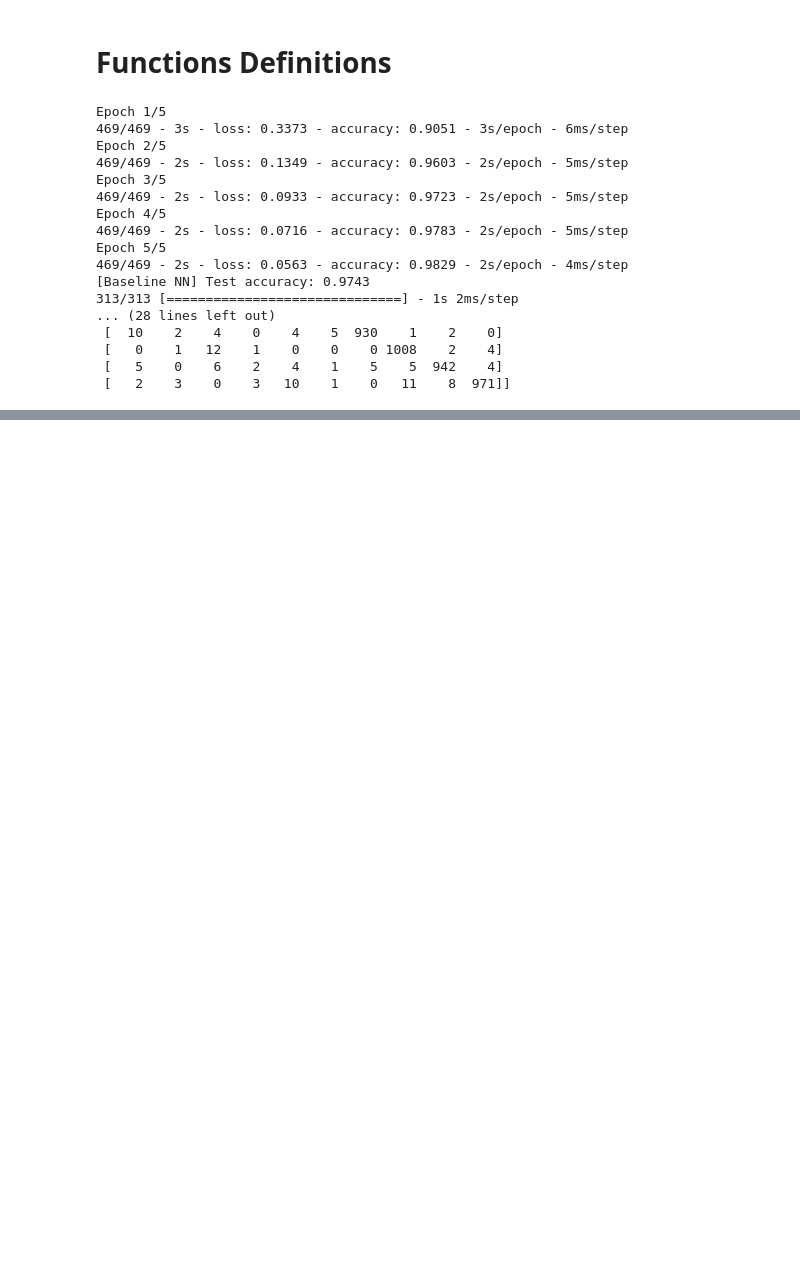
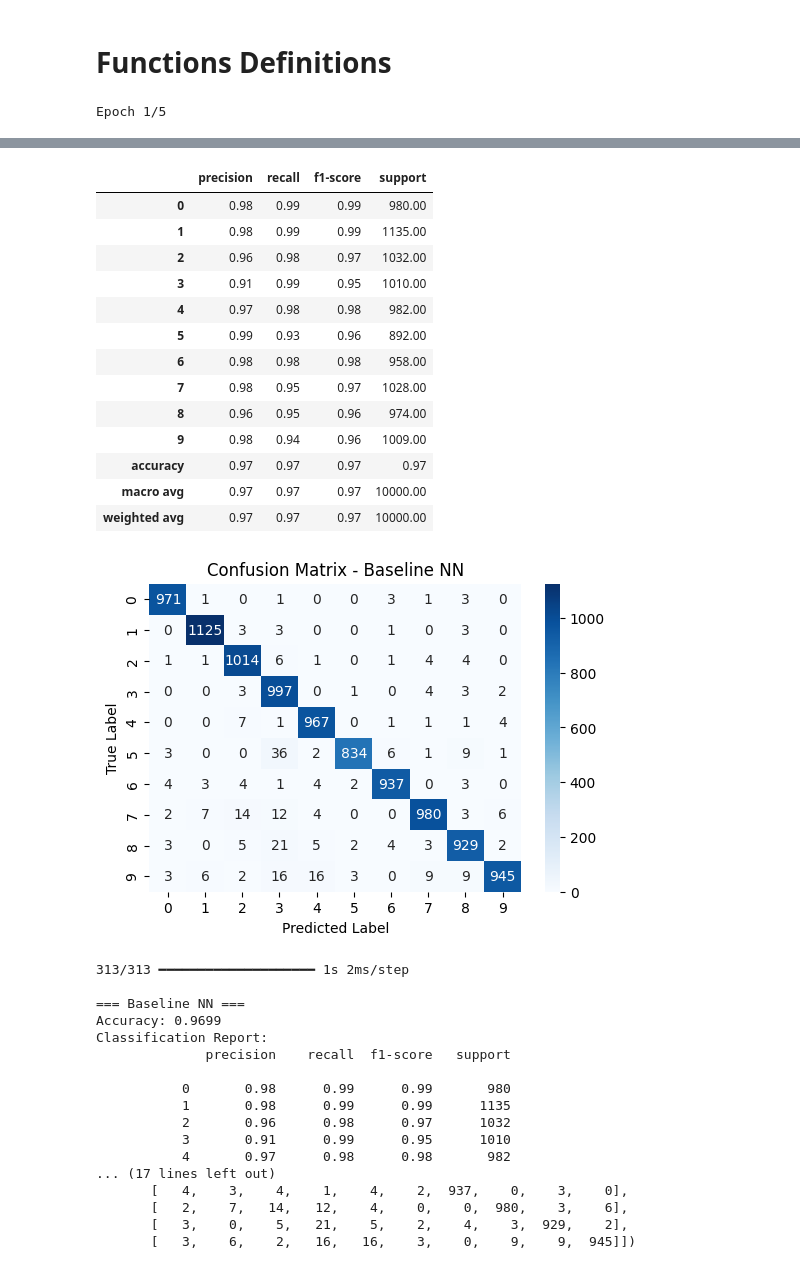
Before and after one commit to Noamnes/Machine_Learning_Project, a Jupyter notebook: data_exploration.ipynb, the cells around one changed output, grey strips where cells are left out. Cells and saved outputs as stored; diff of their text form; code cells hidden in the pictures; blank space fills up the shorter version.

Commit message:
plotting nicely

```diff
--- a/data_exploration.ipynb
+++ b/data_exploration.ipynb
@@ -62,3 +17,30 @@ TypeError: __init__() got an unexpected keyword argument 'base_estimator'
 # %% [markdown]
 # Functions Definitions
+# %%
+# display matrix matrix function
+def display_metrics_and_confusion_matrix(model_name, y_true, y_pred):
+    """
+    Displays accuracy, classification report (as a DataFrame), and a confusion matrix heatmap.
+    """
+    acc = accuracy_score(y_true, y_pred)
+
+    # Convert classification report to DataFrame
+    report_dict = classification_report(y_true, y_pred, output_dict=True)
+    report_df = pd.DataFrame(report_dict).T
+
+    # Print accuracy
+    print(f"\n=== {model_name} ===")
+    print(f"Accuracy: {acc:.4f}")
+
+    # Display the classification report as a DataFrame
+    display(report_df.style.background_gradient(cmap="Blues").format("{:.2f}"))
+
+    # Confusion Matrix Heatmap
+    cm = confusion_matrix(y_true, y_pred)
+    plt.figure(figsize=(6, 4))
+    sns.heatmap(cm, annot=True, fmt="d", cmap="Blues", xticklabels=np.unique(y_true), yticklabels=np.unique(y_true))
+    plt.xlabel("Predicted Label")
+    plt.ylabel("True Label")
+    plt.title(f"Confusion Matrix - {model_name}")
+    plt.show()
 # %%
@@ -289,25 +239,9 @@ def print_metrics_and_confusion_matrix(model_name, y_true, y_pred):
 X_train, X_test, y_train, y_test = load_and_preprocess_data(use_pca=False, pca_variance=0.95)
 # %%
 # --- Baseline Neural Network ---
-nn_model, nn_acc = train_baseline_nn(X_train, y_train, X_test, y_test, epochs=5, batch_size=128)
+nn_model= train_baseline_nn(X_train, y_train, X_test, y_test, epochs=5, batch_size=128)
 # We can get predictions for evaluation
 y_pred_nn = np.argmax(nn_model.predict(X_test), axis=1)
 print_metrics_and_confusion_matrix("Baseline NN", y_test, y_pred_nn)
 # %% [output]
 Epoch 1/5
-469/469 - 3s - loss: 0.3373 - accuracy: 0.9051 - 3s/epoch - 6ms/step
-Epoch 2/5
-469/469 - 2s - loss: 0.1349 - accuracy: 0.9603 - 2s/epoch - 5ms/step
-Epoch 3/5
-469/469 - 2s - loss: 0.0933 - accuracy: 0.9723 - 2s/epoch - 5ms/step
-Epoch 4/5
-469/469 - 2s - loss: 0.0716 - accuracy: 0.9783 - 2s/epoch - 5ms/step
-Epoch 5/5
-469/469 - 2s - loss: 0.0563 - accuracy: 0.9829 - 2s/epoch - 4ms/step
-[Baseline NN] Test accuracy: 0.9743
-313/313 [==============================] - 1s 2ms/step
-... (28 lines left out)
- [  10    2    4    0    4    5  930    1    2    0]
- [   0    1   12    1    0    0    0 1008    2    4]
- [   5    0    6    2    4    1    5    5  942    4]
- [   2    3    0    3   10    1    0   11    8  971]]
@@ -314,3 +261,35 @@ Epoch 5/5
+|  | precision | recall | f1-score | support |
+| 0 | 0.98 | 0.99 | 0.99 | 980.00 |
+| 1 | 0.98 | 0.99 | 0.99 | 1135.00 |
+| 2 | 0.96 | 0.98 | 0.97 | 1032.00 |
+| 3 | 0.91 | 0.99 | 0.95 | 1010.00 |
+| 4 | 0.97 | 0.98 | 0.98 | 982.00 |
+| 5 | 0.99 | 0.93 | 0.96 | 892.00 |
+| 6 | 0.98 | 0.98 | 0.98 | 958.00 |
+| 7 | 0.98 | 0.95 | 0.97 | 1028.00 |
+| 8 | 0.96 | 0.95 | 0.96 | 974.00 |
+| 9 | 0.98 | 0.94 | 0.96 | 1009.00 |
+| accuracy | 0.97 | 0.97 | 0.97 | 0.97 |
+| macro avg | 0.97 | 0.97 | 0.97 | 10000.00 |
+| weighted avg | 0.97 | 0.97 | 0.97 | 10000.00 |
+[figure, added]
+313/313 ━━━━━━━━━━━━━━━━━━━━ 1s 2ms/step
+
+=== Baseline NN ===
+Accuracy: 0.9699
+Classification Report:
+              precision    recall  f1-score   support
+
+           0       0.98      0.99      0.99       980
+           1       0.98      0.99      0.99      1135
+           2       0.96      0.98      0.97      1032
+           3       0.91      0.99      0.95      1010
+           4       0.97      0.98      0.98       982
+... (17 lines left out)
+       [   4,    3,    4,    1,    4,    2,  937,    0,    3,    0],
+       [   2,    7,   14,   12,    4,    0,    0,  980,    3,    6],
+       [   3,    0,    5,   21,    5,    2,    4,    3,  929,    2],
+       [   3,    6,    2,   16,   16,    3,    0,    9,    9,  945]])
 # %%
 
 # --- KNN ---
```
Also changed, not shown: parts of 10 cells of this notebook.
